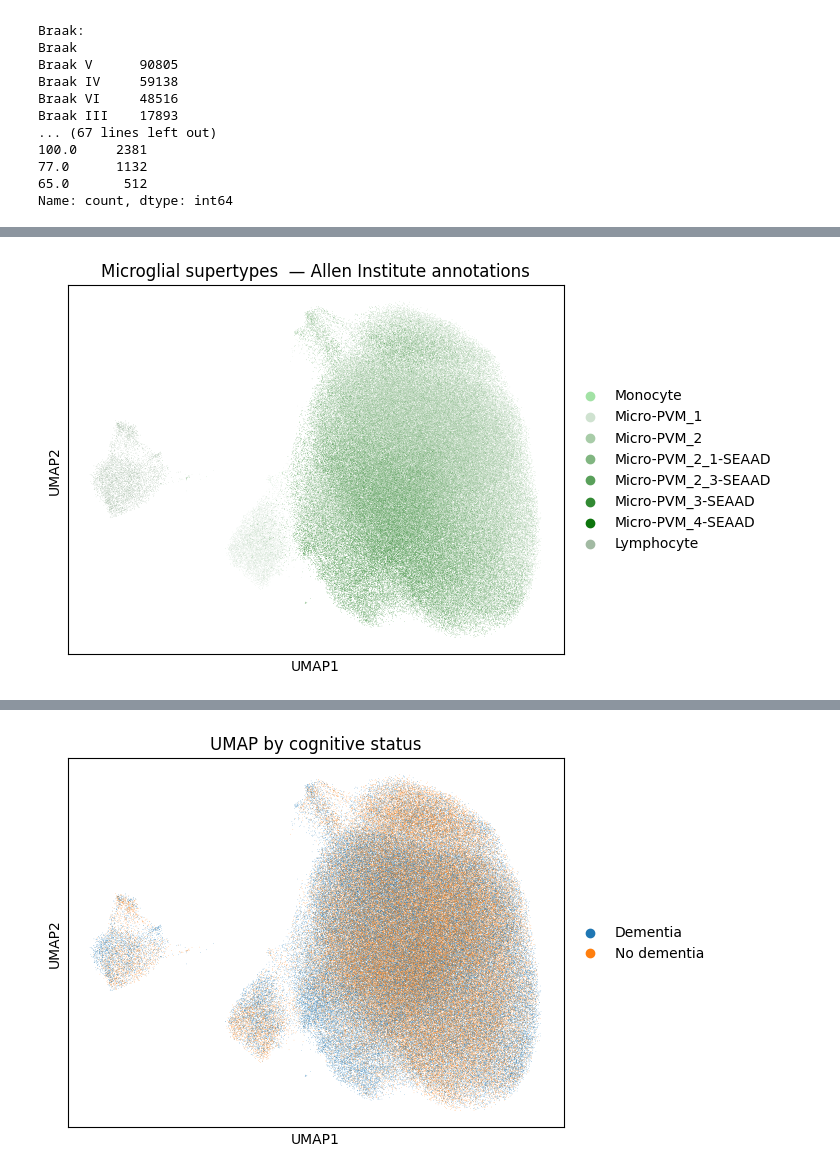
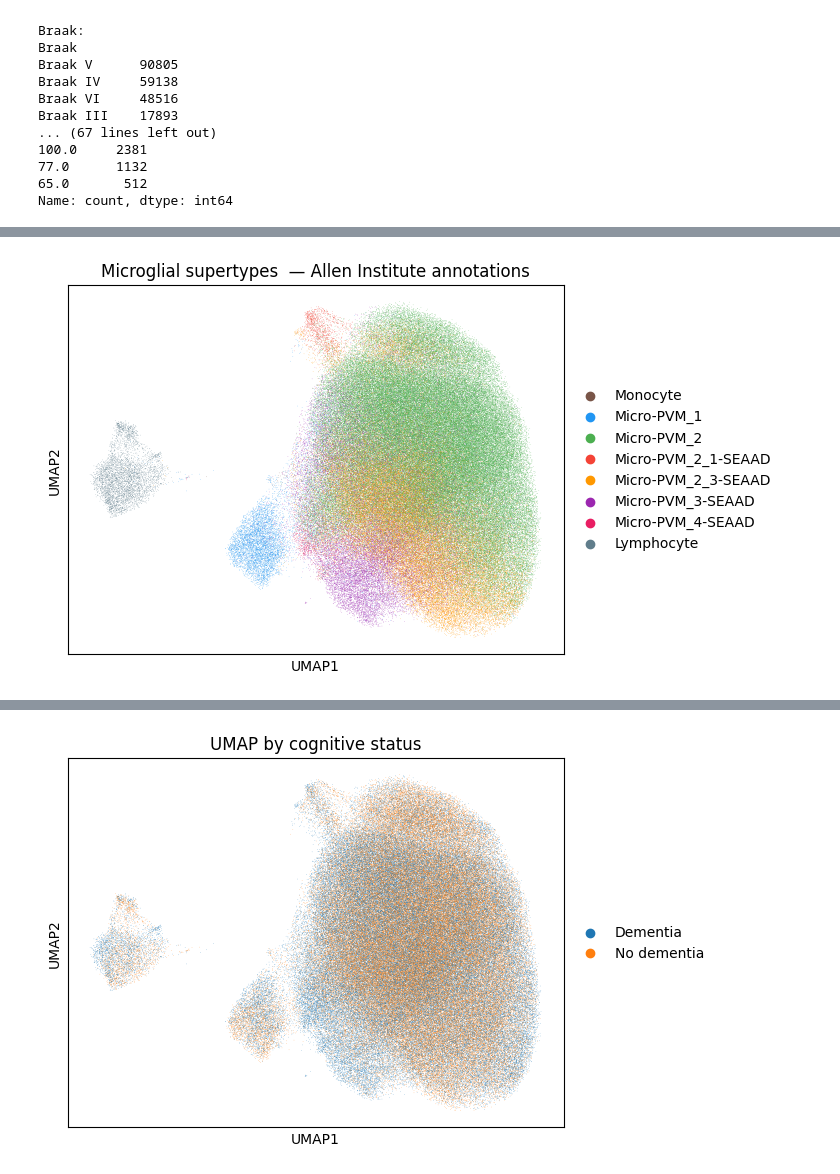
Before and after one commit to wnguyen36/seaad-microglia-analysis, a Jupyter notebook: notebooks/SeaAD_Analysis.ipynb, the cells around one changed output, grey strips where cells are left out. Cells and saved outputs as stored; diff of their text form; code cells hidden in the pictures.

Commit message:
detailed UMAPs + SEAAD subtype composition

```diff
--- a/notebooks/SeaAD_Analysis.ipynb
+++ b/notebooks/SeaAD_Analysis.ipynb
@@ -152,25 +195,39 @@ uns keys (log1p key = already normalized):
 # %%
 # Cell 6 - Visualize existing UMAP embeddings colored by clinical variables
 
+# fix supertype colors
+supertypes = adata.obs['Supertype'].cat.categories.tolist()
+color_map = {
+    'Micro-PVM_1':         '#2196F3',  # blue
+    'Micro-PVM_2':         '#4CAF50',  # green
+    'Micro-PVM_2_1-SEAAD': '#F44336',  # red
+    'Micro-PVM_2_3-SEAAD': '#FF9800',  # orange
+    'Micro-PVM_3-SEAAD':   '#9C27B0',  # purple
+    'Micro-PVM_4-SEAAD':   '#E91E63',  # pink
+    'Monocyte':            '#795548',  # brown
+    'Lymphocyte':          '#607D8B',  # grey
+}
+adata.uns['Supertype_colors'] = [color_map.get(s, '#333333') for s in supertypes]
+
 # color by cell supertype — Allen Institute annotations
 sc.pl.umap(adata, color='Supertype',
-           title='Microglial supertypes  — Allen Institute annotations')
-         save = ('../results/umap_supertype.png')
+           title='Microglial supertypes  — Allen Institute annotations',
+           save = '_supertype.png')
 
 
 # color by cognitive status — disease grouping
 sc.pl.umap(adata, color='Cognitive Status',
-           title='UMAP by cognitive status')
-         save = ('../results/umap_cognitive_status.png')
+           title='UMAP by cognitive status',
+           save = '_cognitive_status.png')
 
 # color by Braak stage — continuous disease severity
 sc.pl.umap(adata, color='Braak',
            title='UMAP by Braak stage',
-           color_map='RdYlBu_r')
-            save = ('../results/umap_braak_stage.png')
+           color_map='RdYlBu_r',
+            save = '_braak_stage.png')
 
 # color by severely affected donor flag
 sc.pl.umap(adata, color='Severely Affected Donor',
-           title='Severely affected donors')
-         save = ('../results/umap_severely_affected_donor.png')
+           title='Severely affected donors',
+           save = '_severely_affected_donor.png')
 # %% [output]
@@ -177 +235 @@ sc.pl.umap(adata, color='Severely Affected Donor',
-[figure, old version]
+[figure, new version]
```
Also changed, not shown: parts of 6 cells of this notebook, 1 other file.
